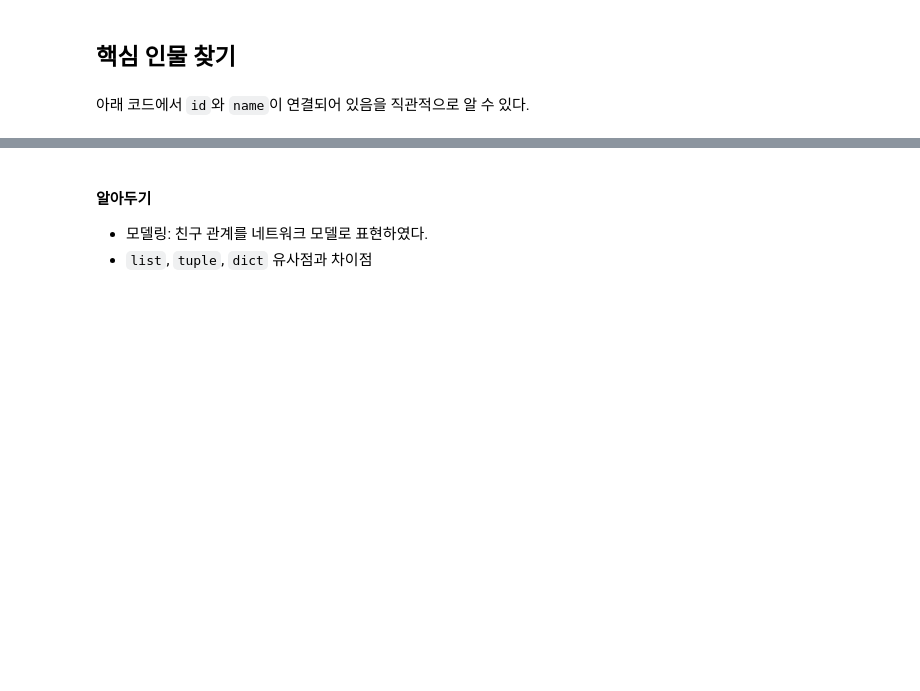
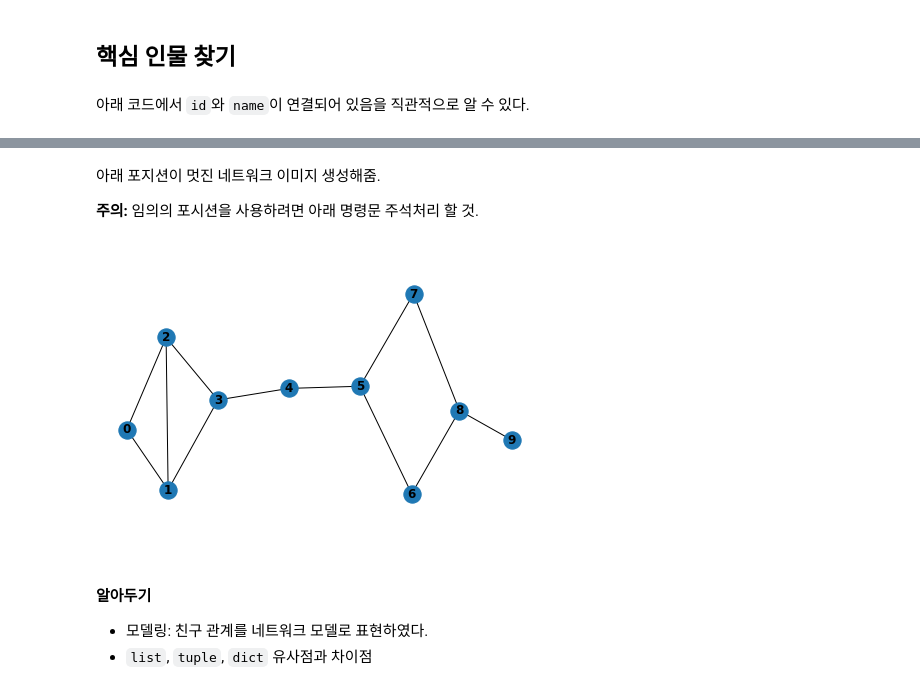
Before and after one commit to liganega/DataAnalysisInPython, a Jupyter notebook: notebooks/Chapter01.ipynb, the cells around one changed output, grey strips where cells are left out. Drawn from its saved outputs; the diff is of its cells as text; code cells hidden in the pictures; blank space fills up the shorter version.

```diff
--- a/notebooks/Chapter01.ipynb
+++ b/notebooks/Chapter01.ipynb
@@ -40,3 +36,27 @@ friendship_pairs = [(0, 1), (0, 2), (1, 2), (1, 3), (2, 3), (3, 4),
+# %%
+friendship_graph = nx.Graph()
+friendship_graph.add_edges_from(friendship_pairs)
+# 포지션을 임의로 생성하려면 아래 주석 제거
+# pos = nx.spring_layout(friendship_graph)
+# %% [markdown]
+아래 포지션이 멋진 네트워크 이미지 생성해줌.
+
+**주의:** 임의의 포시션을 사용하려면 아래 명령문 주석처리 할 것.
+# %%
+pos = {0: np.array([-0.93170375, -0.02197117]),
+        1: np.array([-0.72438717, -0.08068836]),
+        2: np.array([-0.73451474,  0.06758806]),
+        3: np.array([-0.47435  ,  0.0068244]),
+        4: np.array([-0.11830089,  0.01805556]),
+        5: np.array([0.2389443 , 0.02015169]),
+        6: np.array([ 0.4986366 , -0.08446365]),
+        7: np.array([0.50763805, 0.11006795]),
+        8: np.array([ 0.7380376 , -0.00350229]),
+        9: np.array([ 1.        , -0.03206219])}
+# %%
+nx.draw(friendship_graph, pos, with_labels=True, font_weight='bold')
+# %% [output]
+[figure, added]
 # %% [markdown]
 #### 알아두기
 * 모델링: 친구 관계를 네트워크 모델로 표현하였다.
```
Also changed, not shown: parts of 29 cells of this notebook, 1 other file.
